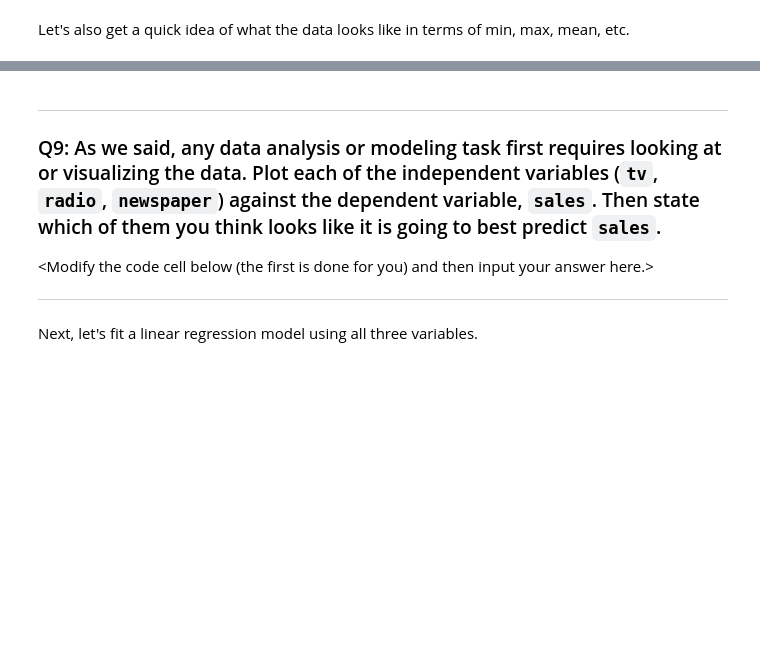
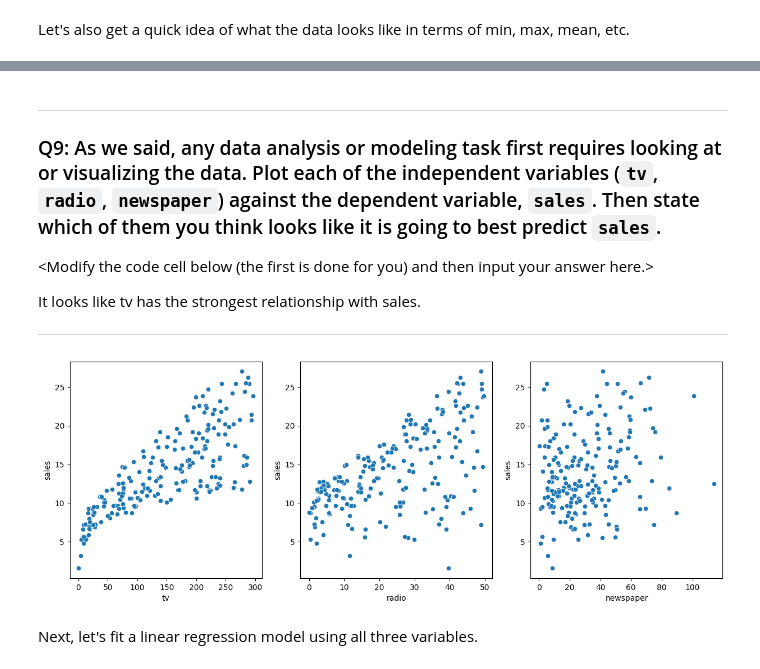
Before and after one commit to Cadogan303/CS3120, a Jupyter notebook: lab01_linear_regression.ipynb, the cells around one changed output, grey strips where cells are left out. Cells and saved outputs as stored; diff of their text form; code cells hidden in the pictures; blank space fills up the shorter version.

```diff
--- a/lab01_linear_regression.ipynb
+++ b/lab01_linear_regression.ipynb
@@ -708,14 +725,18 @@ df_adv.describe()
 
 \<Modify the code cell below (the first is done for you) and then input your answer here.\>
 
+It looks like tv has the strongest relationship with sales.
+
 ***
 # %%
 # plot all three of the features against sales
 fig, (ax1, ax2, ax3) = plt.subplots(1, 3, figsize=(15, 5))
 sns.scatterplot(data=df_adv, x='tv', y='sales', ax=ax1)
-sns.scatterplot(data=df_adv, x='', y='', ax=ax2)
-sns.scatterplot(data=df_adv, x='', y='', ax=ax3)
+sns.scatterplot(data=df_adv, x='radio', y='sales', ax=ax2)
+sns.scatterplot(data=df_adv, x='newspaper', y='sales', ax=ax3)
 plt.show()
+# %% [output]
+[figure, added]
 # %% [markdown]
 Next, let's fit a linear regression model using all three variables.
 # %%
```
Also changed, not shown: parts of 2 cells of this notebook.
